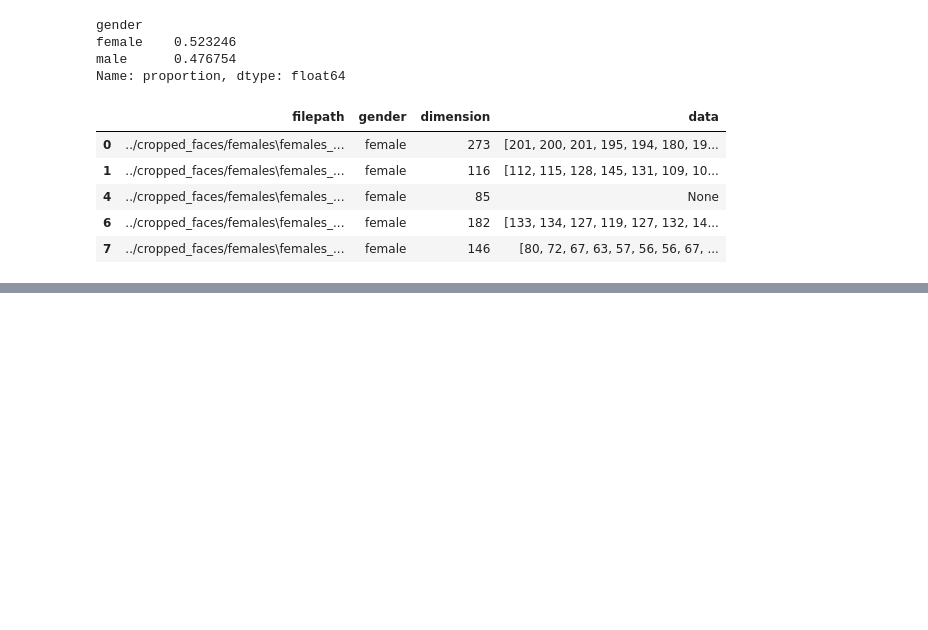
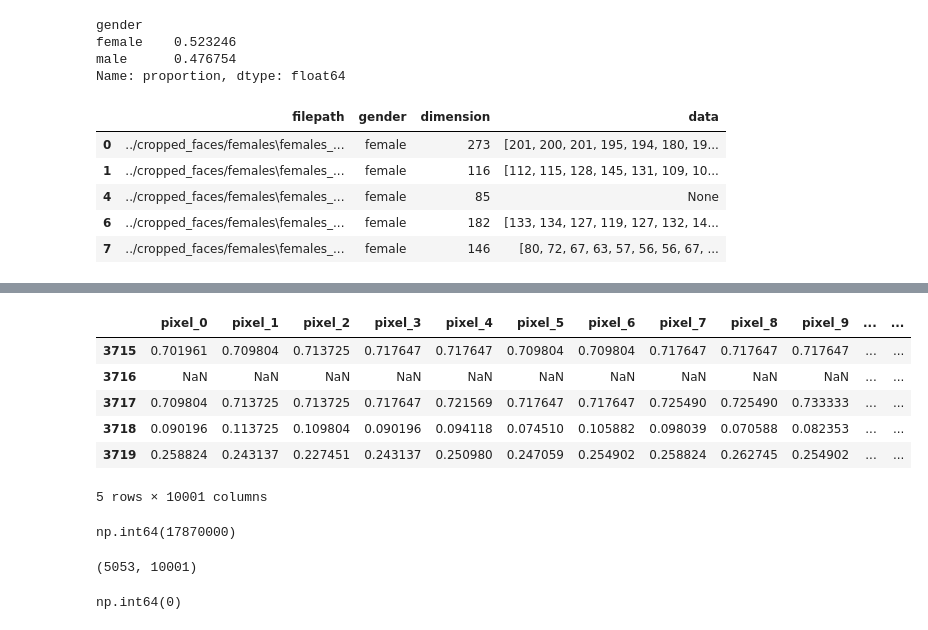
Before and after one commit to HerbertNtim/facelens_ds_ml, a Jupyter notebook: notebooks/02_GRM_data_preprocessing_EDA.ipynb, the cells around one changed output, grey strips where cells are left out. Saved outputs shown, nothing was run; the diff lists cells and outputs as text; code cells hidden in the pictures; blank space fills up the shorter version.

```diff
--- a/notebooks/02_GRM_data_preprocessing_EDA.ipynb
+++ b/notebooks/02_GRM_data_preprocessing_EDA.ipynb
@@ -146,0 +188,15 @@ faces_dataframe_filter.head()
+# %%
+data.tail()
+# %% [output]
+|  | pixel_0 | pixel_1 | pixel_2 | pixel_3 | pixel_4 | pixel_5 | pixel_6 | pixel_7 | pixel_8 | pixel_9 | ... | ... |
+| 3715 | 0.701961 | 0.709804 | 0.713725 | 0.717647 | 0.717647 | 0.709804 | 0.709804 | 0.717647 | 0.717647 | 0.717647 | ... | ... |
+| 3716 | NaN | NaN | NaN | NaN | NaN | NaN | NaN | NaN | NaN | NaN | ... | ... |
+| 3717 | 0.709804 | 0.713725 | 0.713725 | 0.717647 | 0.721569 | 0.717647 | 0.717647 | 0.725490 | 0.725490 | 0.733333 | ... | ... |
+| 3718 | 0.090196 | 0.113725 | 0.109804 | 0.090196 | 0.094118 | 0.074510 | 0.105882 | 0.098039 | 0.070588 | 0.082353 | ... | ... |
+| 3719 | 0.258824 | 0.243137 | 0.227451 | 0.243137 | 0.250980 | 0.247059 | 0.254902 | 0.258824 | 0.262745 | 0.254902 | ... | ... |
+5 rows × 10001 columns
+# %%
+# Check no values columns
+data.isnull().sum().sum()
+# %% [output]
+np.int64(17870000)
@@ -146,0 +206,8 @@ faces_dataframe_filter.head()
+# %%
+data.shape
+# %% [output]
+(5053, 10001)
+# %%
+data.isnull().sum().sum()
+# %% [output]
+np.int64(0)
```
Also changed, not shown: parts of 13 cells of this notebook.
